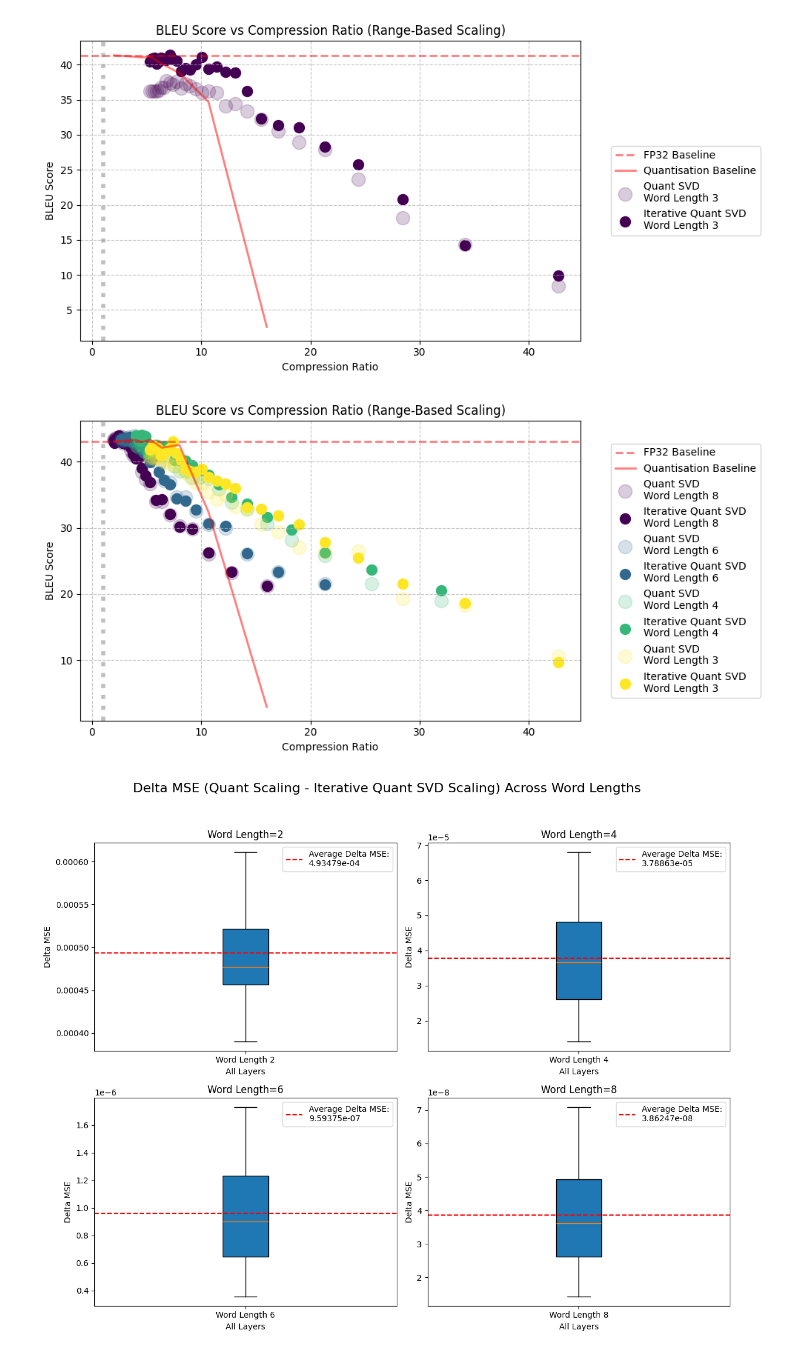
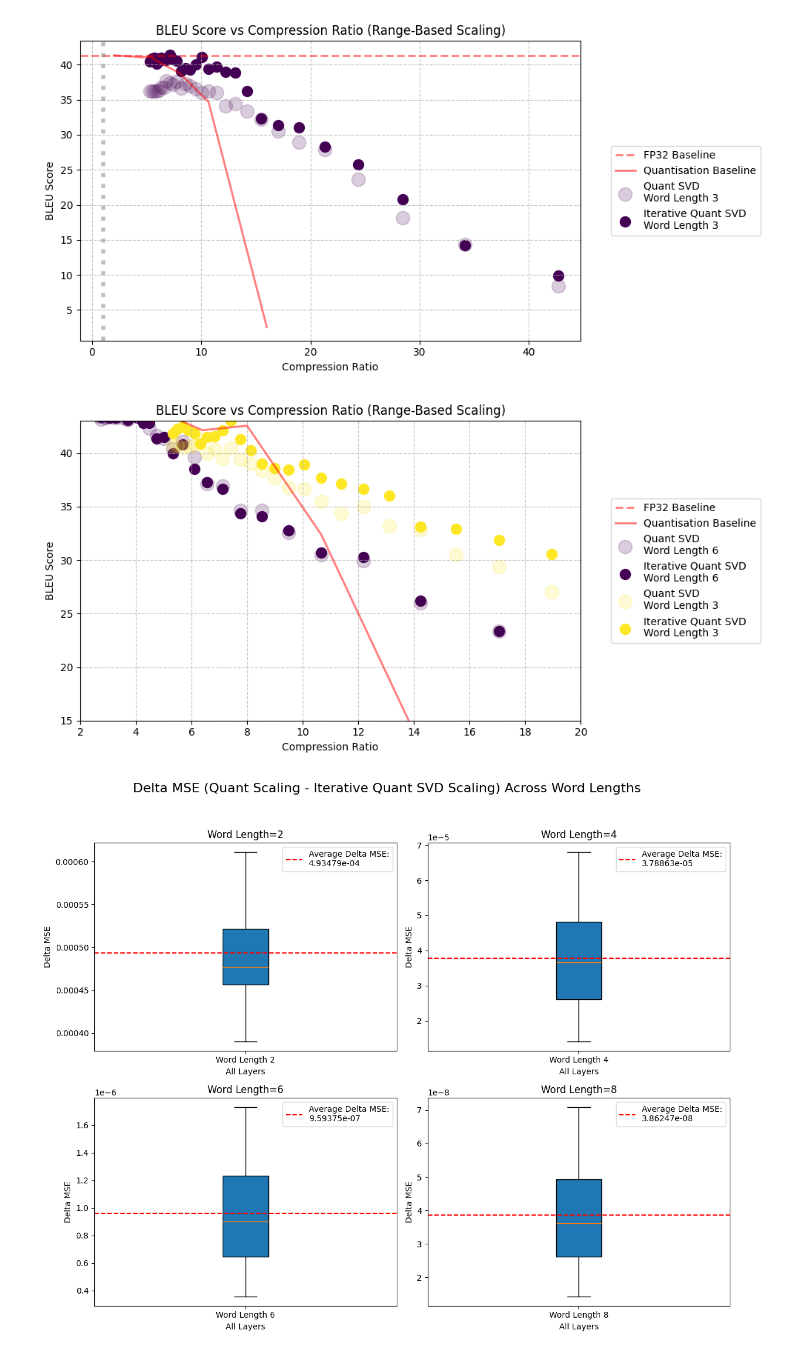
Before and after one commit to justinhuang666666/Approximate-Matrix-Vector-Multiplication, a Jupyter notebook: simulation_result/simulation_quant.ipynb, the cells around one changed output. Saved outputs shown, nothing was run; the diff lists cells and outputs as text; code cells hidden in the pictures.

```diff
--- a/simulation_result/simulation_quant.ipynb
+++ b/simulation_result/simulation_quant.ipynb
@@ -1113,8 +1113,8 @@ svd_data2 = svd_data1
 
 
 # Define the word lengths to plot for the SVD data
-svd_word_lengths = [8, 6, 4, 3]
-svd_word_lengths1 = [8, 6, 4, 3]
+svd_word_lengths = [6, 3]
+svd_word_lengths1 = [6, 3]
 
 # Generate a colormap with Viridis for the SVD plots
 svd_viridis = cm.get_cmap('viridis', len(svd_word_lengths))
@@ -1131,36 +1131,36 @@ for idx, (wl1, wl2) in enumerate(zip(svd_word_lengths,svd_word_lengths1)):
         svd_data1_wl['Compression Ratio'],
         svd_data1_wl["Quant SVD BLEU (Range-Based)"],
         s=170,
         marker='o',
         alpha=0.2,
         color=svd_viridis(idx / len(svd_word_lengths)),
         label=f'Quant SVD\nWord Length {wl1}'
     )
 
     # Scatter plot for the current word length
     plt.scatter(
         svd_data1_wl1['Compression Ratio'],
         svd_data1_wl1["Iterative Quant SVD BLEU (Range-Based)"],
         s=100,
         marker='o',
         alpha=1,
         color=svd_viridis(idx / len(svd_word_lengths)),
         label=f'Iterative Quant SVD\nWord Length {wl2}'
     )
 
 
 
 # Add legend outside the plot
 plt.legend(loc='center left', bbox_to_anchor=(1.05, 0.5))  # Legend outside plotting area
 plt.grid(linestyle='--', alpha=0.7)
-# plt.xlim([2,20])
-# plt.ylim([15,43])
+plt.xlim([2,20])
+plt.ylim([15,43])
 
 # Adjust layout and show the plot
 plt.tight_layout(rect=[0, 0, 1, 1])  # Leave space for legend
 plt.show()
 # %% [output]
-[figure, old version]
+[figure, new version]
 # %%
 svd_mse = pd.read_csv('svd_quantization_scaling_mse.csv')
 word_lengths = [2,4,6,8]
```
Also changed, not shown: 12 other files.
